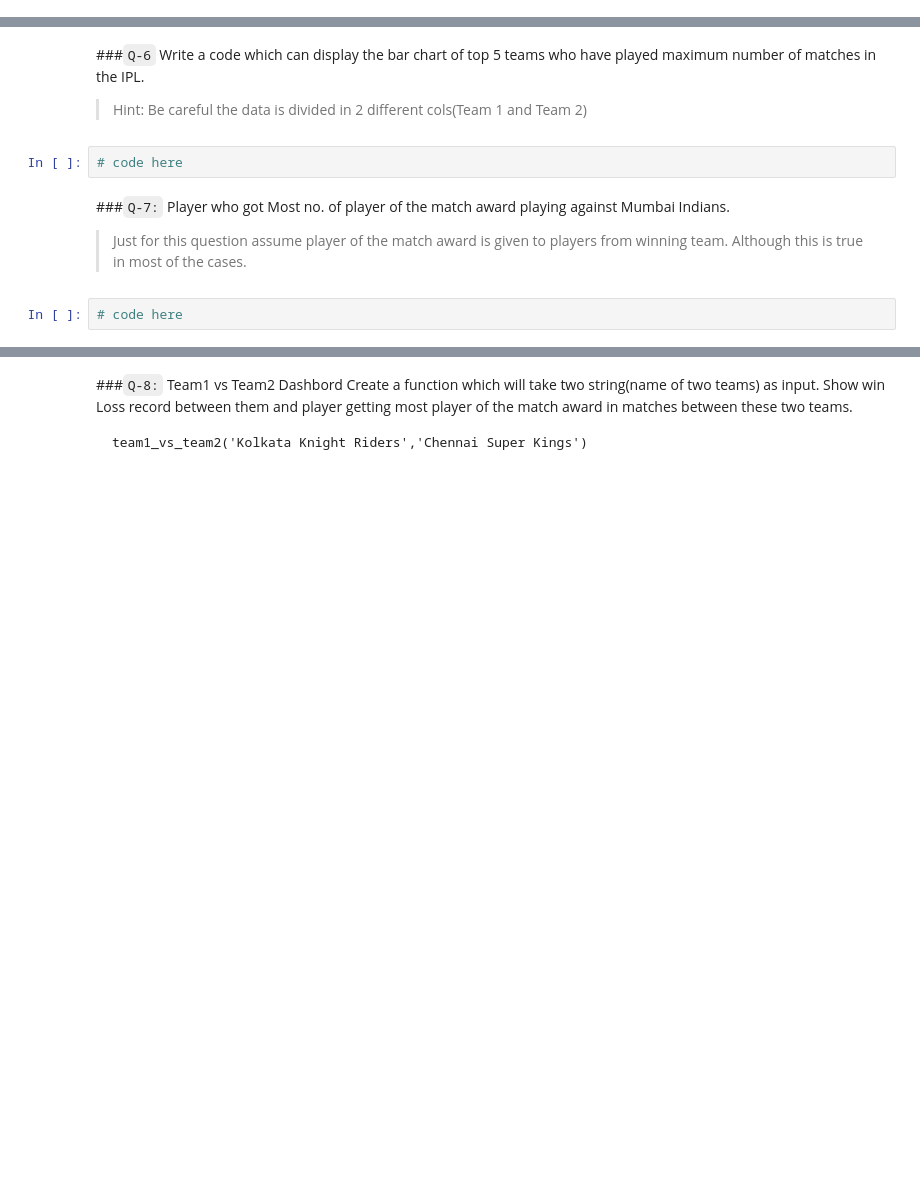
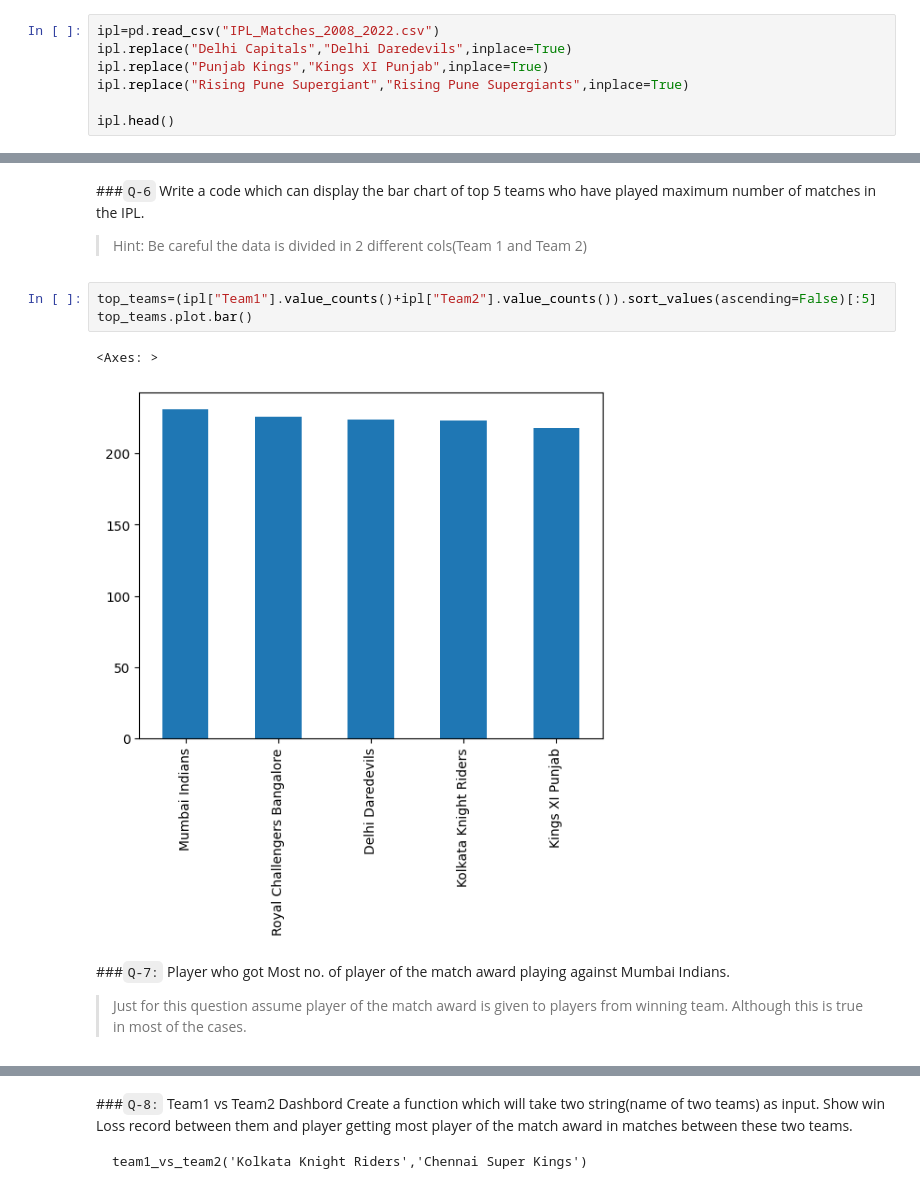
Before and after one commit to ushi-masuka/python-practice, a Jupyter notebook: day1701.ipynb, the cells around one changed output, grey strips where cells are left out. Cells and saved outputs as stored; diff of their text form; blank space fills up the shorter version.

```diff
--- a/day1701.ipynb
+++ b/day1701.ipynb
@@ -136,0 +171,7 @@ Be careful Gujrat Titans and Gujrat Lions are different teams.
+# %%
+ipl=pd.read_csv("IPL_Matches_2008_2022.csv")
+ipl.replace("Delhi Capitals","Delhi Daredevils",inplace=True)
+ipl.replace("Punjab Kings","Kings XI Punjab",inplace=True)
+ipl.replace("Rising Pune Supergiant","Rising Pune Supergiants",inplace=True)
+
+ipl.head()
@@ -137,10 +185,12 @@ Be careful Gujrat Titans and Gujrat Lions are different teams.
 # %% [markdown]
 ###`Q-6` Write a code which can display the bar chart of top 5 teams who have played maximum number of matches in the IPL.
 >  Hint: Be careful the data is divided in 2 different cols(Team 1 and Team 2)
-# %%
-# code here
+# %%
+top_teams=(ipl["Team1"].value_counts()+ipl["Team2"].value_counts()).sort_values(ascending=False)[:5]
+top_teams.plot.bar()
+# %% [output]
+<Axes: >
+[figure, added]
 # %% [markdown]
 ###`Q-7:` Player who got Most no. of player of the match award playing against Mumbai Indians.
 > Just for this question assume player of the match award is given to players from winning team. Although this is true in most of the cases.
-# %%
-# code here
```
Also changed, not shown: parts of 13 cells of this notebook, 1 other file.
